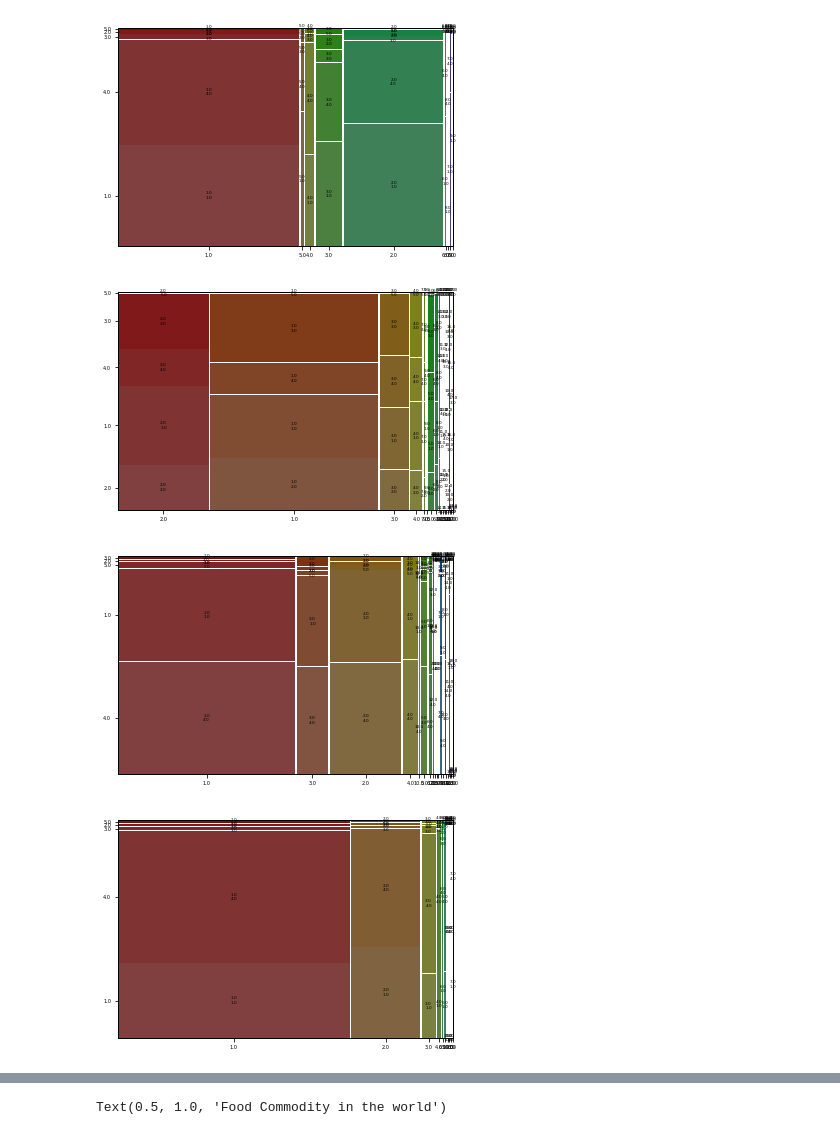
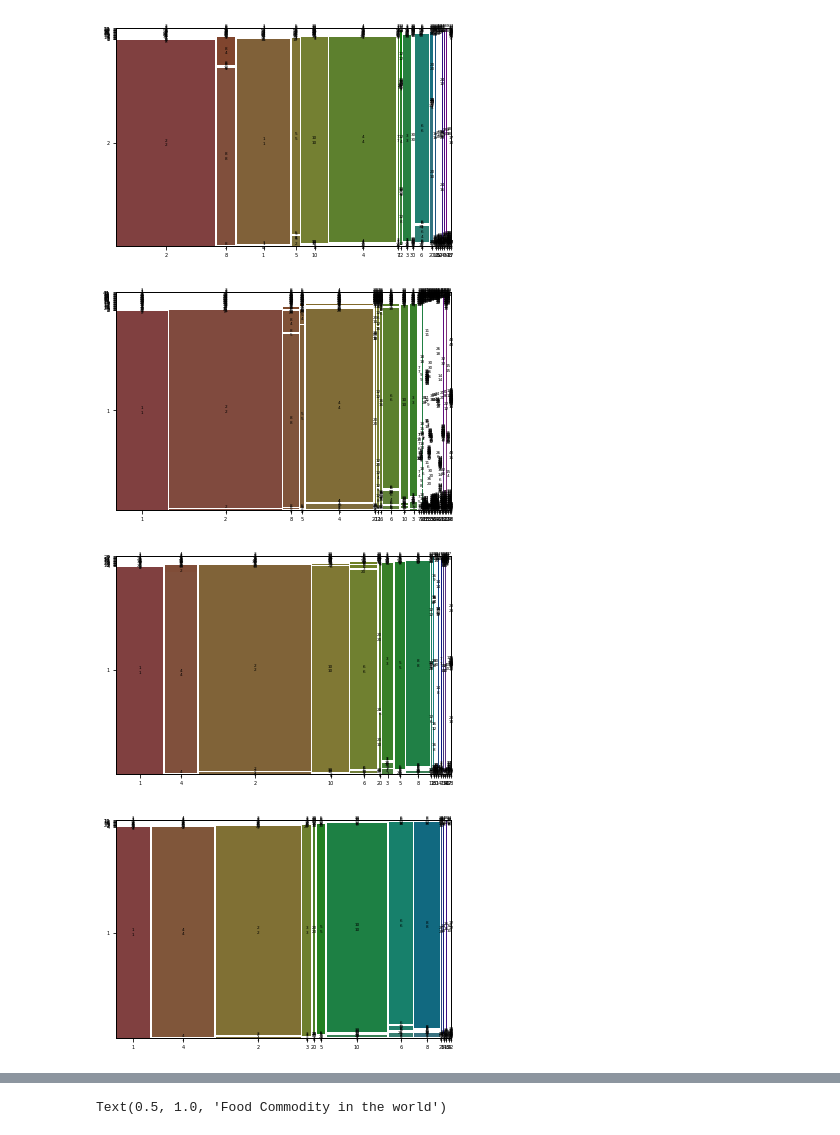
Before and after one commit to tssahota/Global-Data-Analysis-for-Social-Unrest-Prediction, a Jupyter notebook: Final-EDA.ipynb, the cells around one changed output, grey strips where cells are left out. Cells and saved outputs as stored; diff of their text form; code cells hidden in the pictures.

```diff
--- a/Final-EDA.ipynb
+++ b/Final-EDA.ipynb
@@ -21,0 +33,15 @@ df1 = df1[df1['Date']>20000000]  # selecting data only after 2000
+# %%
+QUERY = """
+SELECT
+*
+from `gdelt-bq.gdeltv2.events`
+where Year=2017 and
+(Actor1Name='AFRICA' or Actor1Name='CANADA' or Actor1Name='UNITED STATES' or Actor1Name='CHINA')
+limit 10000
+"""
+# %%
+df0 = (
+    bigquery_client.query(QUERY)
+    .result()
+    .to_dataframe()
+)
@@ -63,10 +85,10 @@ df1.shape[0]
 #n3['Source']=='AFR'  n3['Source']=='AUS' | n3['Source']=='CHN' | n3['Source']=='EUR' |
         #n3['Source']=='IND' | n3['Source']=='JPN' | n3['Source']=='RUS' | n3['Source']=='AFG' |
 
-n1 = df1[(df1['Date'] <= 20041210) & (df1['Date'] >= 20040606) & (df1['Source']=='CHN')] # china
-n2 = df1[(df1['Date'] <= 20041210) & (df1['Date'] >= 20040606) & (df1['Source']=='USA')] # usa
-n3 = df1[(df1['Date'] <= 20041210) & (df1['Date'] >= 20040606) & (df1['Source']=='CAN')] # canada
-n4 = df1[(df1['Date'] <= 20041210) & (df1['Date'] >= 20040606) & (df1['Source']=='AFR')] # africa
+n1 = df0[df0['Actor1Name']=='CHINA'] # china
+n2 = df0[df0['Actor1Name']=='UNITED STATES'] # usa
+n3 = df0[df0['Actor1Name']=='CANADA'] # canada
+n4 = df0[df0['Actor1Name']=='AFRICA'] # africa
 
 '''
 fig, (ax1, ax2, ax3, ax4) = plt.subplots(1, 4, figsize=(20,5))
@@ -98,26 +120,26 @@ fig, axs = plt.subplots(2, 2, figsize=(20,10))
 fig.suptitle('Frequency of Events in the year 2004 [Canada vs USA vs China vs Africa]',  fontsize=18)
 
 
-axs[0,0].hist(n3['NumEvents'], bins=60, edgecolor="black", color="yellow")
+axs[0,0].hist(n3['NumMentions'], bins=60, edgecolor="black", color="yellow")
 axs[0,0].set_xlabel('NumEvents', fontsize=18)
 axs[0,0].set_ylabel('Freq in Canada',  fontsize=18)
 axs[0,0].set_title('Canada',  fontsize=18)
 axs[0,0].grid()
 
-axs[1,0].hist(n2['NumEvents'], bins=60, edgecolor="black", color="yellow")
+axs[1,0].hist(n2['NumMentions'], bins=60, edgecolor="black", color="yellow")
 axs[1,0].set_xlabel('NumEvents',  fontsize=18)
 axs[1,0].set_ylabel('Freq in USA',  fontsize=18)
 axs[1,0].set_title('USA',  fontsize=18)
 axs[1,0].grid()
 #axs[1, 0].sharex(axs[0, 0])
 
-axs[0,1].hist(n1['NumEvents'], bins=60, edgecolor="black", color="yellow")
+axs[0,1].hist(n1['NumMentions'], bins=60, edgecolor="black", color="yellow")
 axs[0,1].set_xlabel('NumEvents',  fontsize=18)
 axs[0,1].set_ylabel('Freq in China',  fontsize=18)
 axs[0,1].set_title('China',  fontsize=18)
 axs[0,1].grid()
 
-axs[1, 1].hist(n4['NumEvents'], bins=60, edgecolor="black", color="yellow")
+axs[1, 1].hist(n4['NumMentions'], bins=60, edgecolor="black", color="yellow")
 axs[1,1].set_xlabel('NumEvents', fontsize=18)
 axs[1,1].set_ylabel('Freq in Africa',  fontsize=18)
 axs[1,1].set_title('Africa',  fontsize=18)
@@ -195,15 +217,17 @@ fig.tight_layout()
 # %%
 from statsmodels.graphics.mosaicplot import mosaic
+# red, brown -> serious incidents,
+# green, blue -> regular events
 plt.rcParams['font.size'] = 5.0
-mosaic(n3, ['NumEvents', 'SourceGeoType']); # Canada
-mosaic(n2, ['NumEvents', 'SourceGeoType']); # USA
-mosaic(n1, ['NumEvents', 'SourceGeoType']); # China
-mosaic(n4, ['NumEvents', 'SourceGeoType']); # Africa
+mosaic(n3, ['NumMentions', 'NumArticles']); # Canada
+mosaic(n2, ['NumMentions', 'NumArticles']); # USA
+mosaic(n1, ['NumMentions', 'NumArticles']); # China
+mosaic(n4, ['NumMentions', 'NumArticles']); # Africa
 # %% [output]
-[figure, old version]
+[figure, new version]
-[figure, old version]
+[figure, new version]
-[figure, old version]
+[figure, new version]
-[figure, old version]
+[figure, new version]
 # %%
 import pandas as pd
 import numpy as np
```
Also changed, not shown: parts of 19 cells of this notebook.
